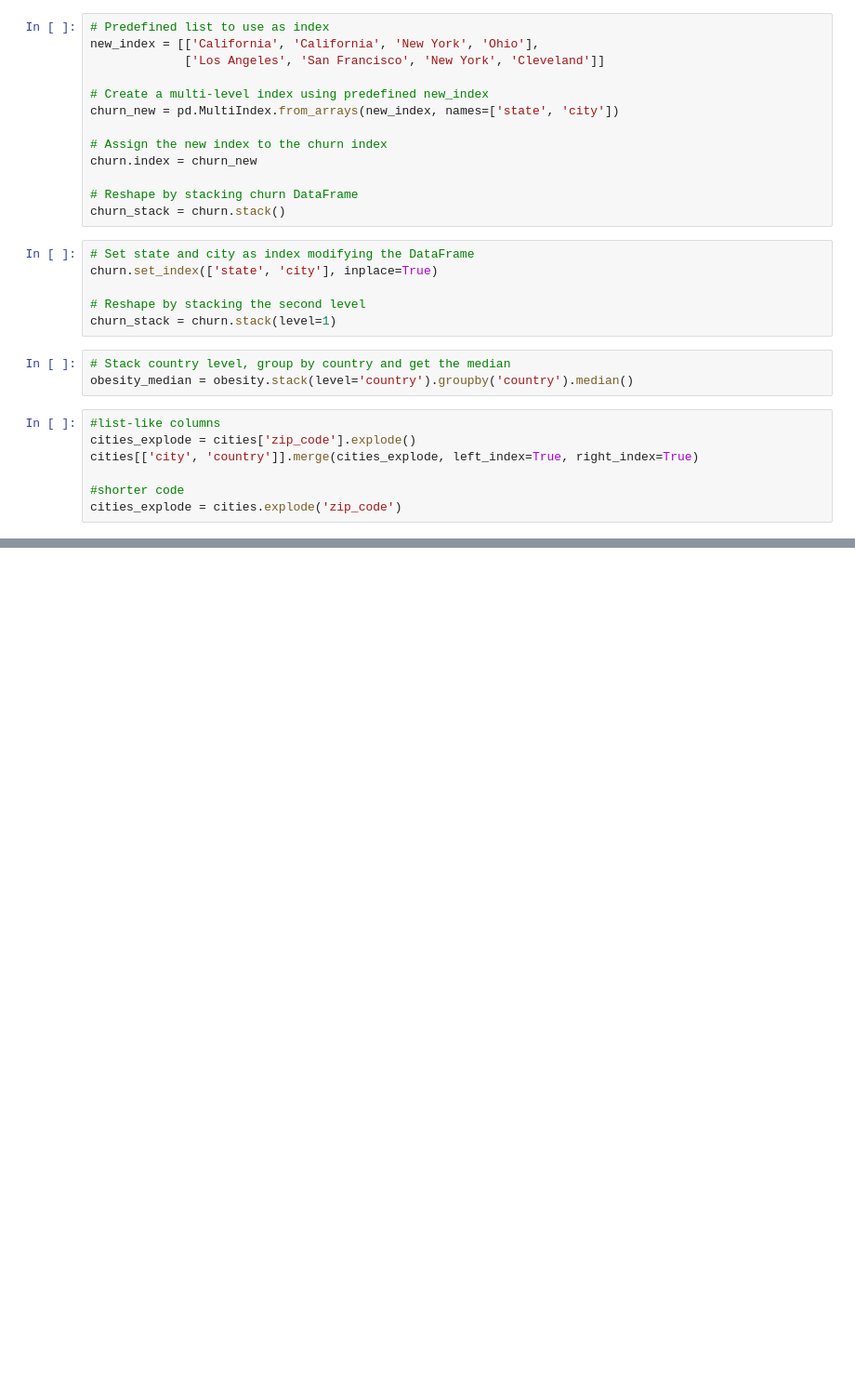
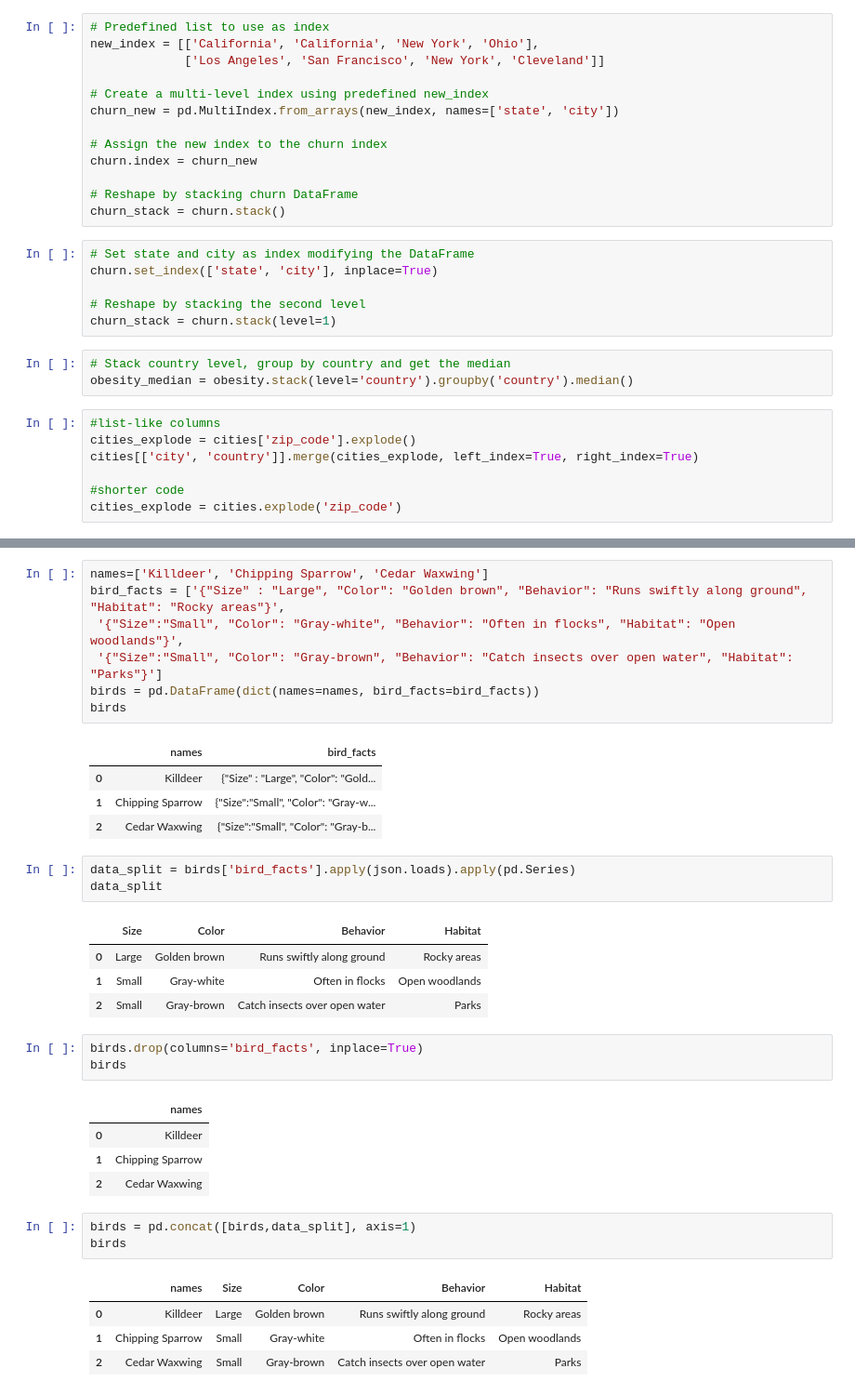
Before and after one commit to ecuerbo/pyprac, a Jupyter notebook: datacamp/reshaping-data.ipynb, the cells around one changed output, grey strips where cells are left out. Shown: that part at 93% size. Saved outputs shown, nothing was run; the diff lists cells and outputs as text; blank space fills up the shorter version.

```diff
--- a/datacamp/reshaping-data.ipynb
+++ b/datacamp/reshaping-data.ipynb
@@ -144,0 +308,36 @@ cities_explode = cities.explode('zip_code')
+# %%
+names=['Killdeer', 'Chipping Sparrow', 'Cedar Waxwing']
+bird_facts = ['{"Size" : "Large", "Color": "Golden brown", "Behavior": "Runs swiftly along ground", "Habitat": "Rocky areas"}',
+ '{"Size":"Small", "Color": "Gray-white", "Behavior": "Often in flocks", "Habitat": "Open woodlands"}',
+ '{"Size":"Small", "Color": "Gray-brown", "Behavior": "Catch insects over open water", "Habitat": "Parks"}']
+birds = pd.DataFrame(dict(names=names, bird_facts=bird_facts))
+birds
+# %% [output]
+|  | names | bird_facts |
+| 0 | Killdeer | {"Size" : "Large", "Color": "Gold... |
+| 1 | Chipping Sparrow | {"Size":"Small", "Color": "Gray-w... |
+| 2 | Cedar Waxwing | {"Size":"Small", "Color": "Gray-b... |
+# %%
+data_split = birds['bird_facts'].apply(json.loads).apply(pd.Series)
+data_split
+# %% [output]
+|  | Size | Color | Behavior | Habitat |
+| 0 | Large | Golden brown | Runs swiftly along ground | Rocky areas |
+| 1 | Small | Gray-white | Often in flocks | Open woodlands |
+| 2 | Small | Gray-brown | Catch insects over open water | Parks |
+# %%
+birds.drop(columns='bird_facts', inplace=True)
+birds
+# %% [output]
+|  | names |
+| 0 | Killdeer |
+| 1 | Chipping Sparrow |
+| 2 | Cedar Waxwing |
+# %%
+birds = pd.concat([birds,data_split], axis=1)
+birds
+# %% [output]
+|  | names | Size | Color | Behavior | Habitat |
+| 0 | Killdeer | Large | Golden brown | Runs swiftly along ground | Rocky areas |
+| 1 | Chipping Sparrow | Small | Gray-white | Often in flocks | Open woodlands |
+| 2 | Cedar Waxwing | Small | Gray-brown | Catch insects over open water | Parks |
```
Also changed, not shown: parts of 17 cells of this notebook, 1 other file.
